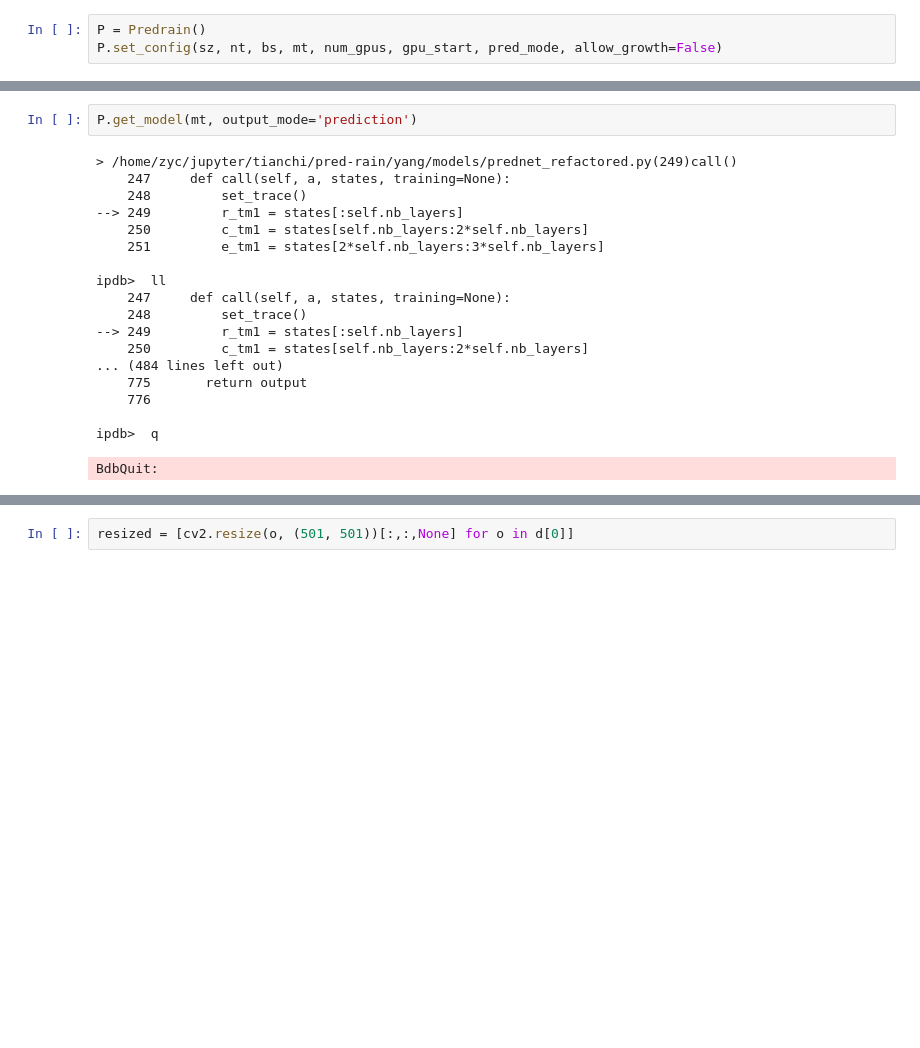
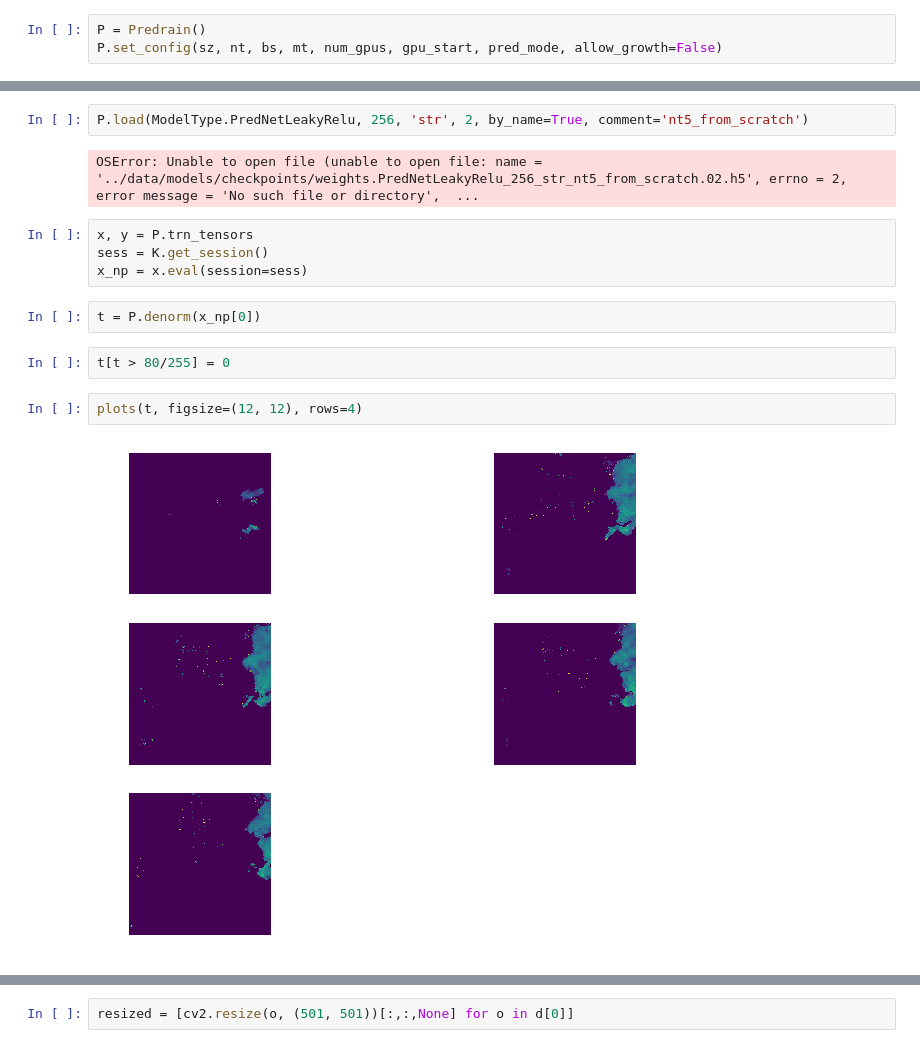
Before and after one commit to ChessWarrior/pred-rain, a Jupyter notebook: yang/evaluation.ipynb, the cells around one changed output, grey strips where cells are left out. Cells and saved outputs as stored; diff of their text form; blank space fills up the shorter version.

```diff
--- a/yang/evaluation.ipynb
+++ b/yang/evaluation.ipynb
@@ -25,23 +29,18 @@ P.get_data(pred_mode=pred_mode, idx=3)
  22500,
  2500)
-# %%
-P.get_model(mt, output_mode='prediction')
-# %% [output]
-> /home/zyc/jupyter/tianchi/pred-rain/yang/models/prednet_refactored.py(249)call()
-    247     def call(self, a, states, training=None):
-    248         set_trace()
---> 249         r_tm1 = states[:self.nb_layers]
-    250         c_tm1 = states[self.nb_layers:2*self.nb_layers]
-    251         e_tm1 = states[2*self.nb_layers:3*self.nb_layers]
-
-ipdb>  ll
-    247     def call(self, a, states, training=None):
-    248         set_trace()
---> 249         r_tm1 = states[:self.nb_layers]
-    250         c_tm1 = states[self.nb_layers:2*self.nb_layers]
-... (484 lines left out)
-    775       return output
-    776
-
-ipdb>  q
-BdbQuit:
+# %%
+P.load(ModelType.PredNetLeakyRelu, 256, 'str', 2, by_name=True, comment='nt5_from_scratch')
+# %% [output]
+OSError: Unable to open file (unable to open file: name = '../data/models/checkpoints/weights.PredNetLeakyRelu_256_str_nt5_from_scratch.02.h5', errno = 2, error message = 'No such file or directory',  ...
+# %%
+x, y = P.trn_tensors
+sess = K.get_session()
+x_np = x.eval(session=sess)
+# %%
+t = P.denorm(x_np[0])
+# %%
+t[t > 80/255] = 0
+# %%
+plots(t, figsize=(12, 12), rows=4)
+# %% [output]
+[figure, added]
```
Also changed, not shown: parts of 30 cells of this notebook, 14 other files.
